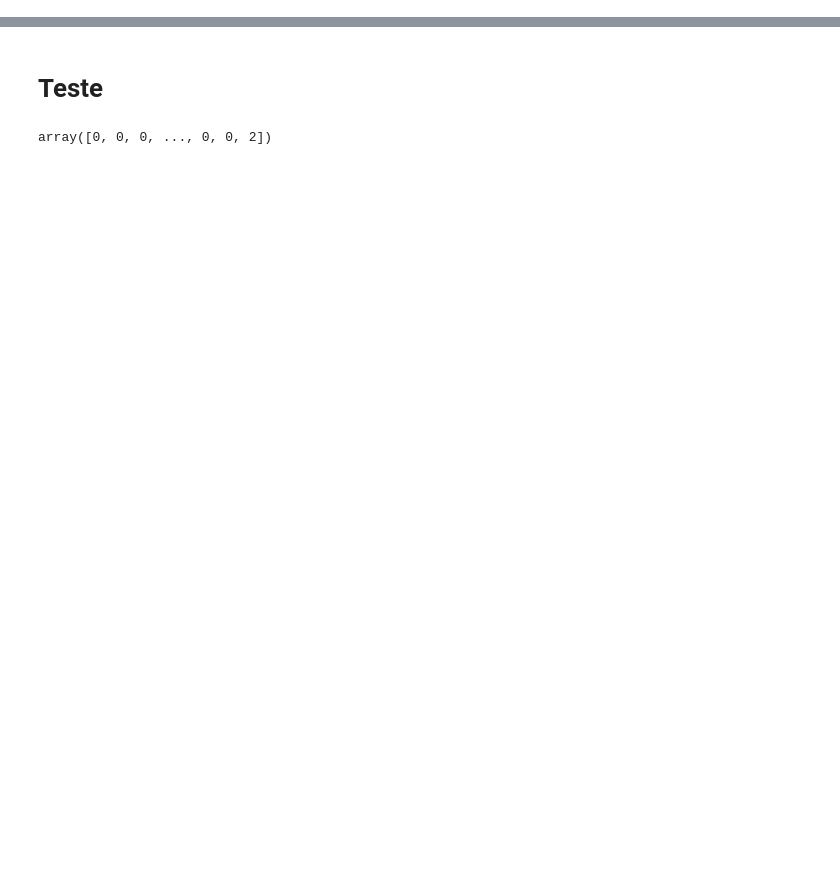
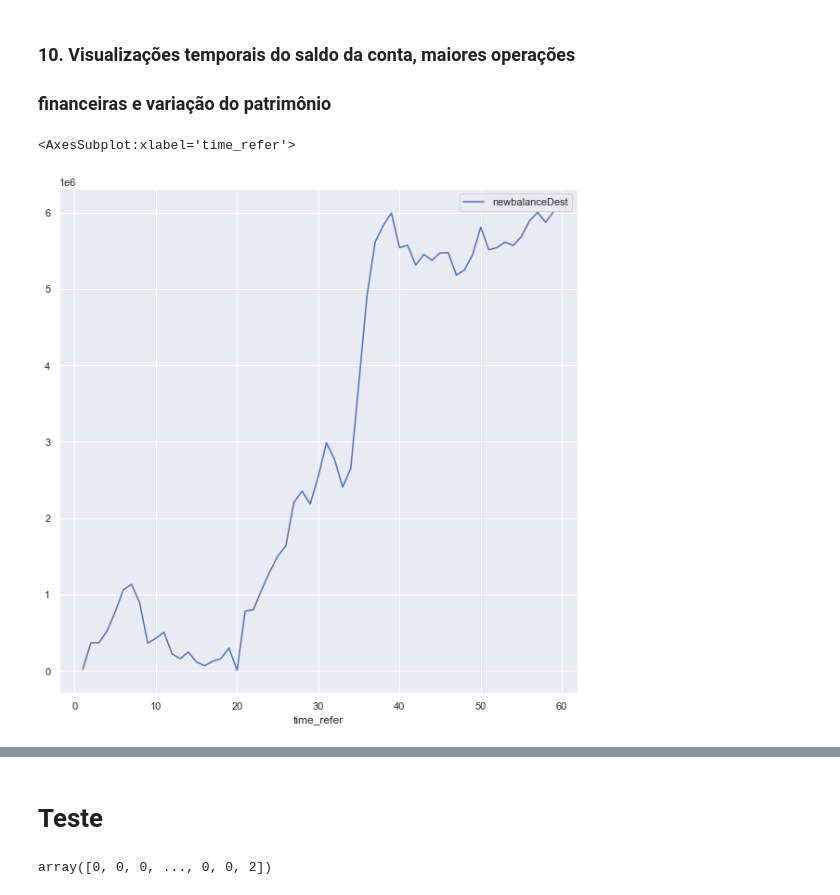
Before and after one commit to AlexandreCodes/TechneeSafra_Time5, a Jupyter notebook: BaseDados2.ipynb, the cells around one changed output, grey strips where cells are left out. Saved outputs shown, nothing was run; the diff lists cells and outputs as text; code cells hidden in the pictures; blank space fills up the shorter version.

Commit message:
Ajuste do preparação de dados e modelo

```diff
--- a/BaseDados2.ipynb
+++ b/BaseDados2.ipynb
@@ -259,0 +205,2 @@ Text(0, 0.5, 'new balance')
+# %%
+dest_counts = fin_data['nameDest'].value_counts()
@@ -259,0 +260,28 @@ Text(0, 0.5, 'new balance')
+# %%
+top_accounts = dest_counts[dest_counts>=50].index
+model_data = fin_data[fin_data['nameDest'].isin(top_accounts)]
+# %%
+# Colunas para manter no dataset
+col_keep = ['step', 'nameDest','type','amount',
+            'oldbalanceDest','newbalanceDest']
+model_data = model_data[col_keep]
+# %%
+# Separação do que é tipo de operação de entrada na conta (positivo)
+# e saída (negativo)
+in_operations =  ["TRANSFER", "PAYMENT", "CASH_OUT", "DEBIT"]
+out_operations = ["CASH_IN"]
+
+# Convertendo valores de saída para negativos,ajustando coluna de newbalanceDest
+# que contém erros, criando uma refência temporal como se cada transação fosse
+# realizada no dia seguinte, e criação da coluna da variação do valor da conta
+# após a operação.
+model_data = model_data.apply(convert_amount, axis=1)
+model_data["newbalanceDest"] = model_data["oldbalanceDest"] + model_data["amount"]
+model_data['time_refer'] = model_data.groupby("nameDest").cumcount() + 1
+model_data = old_balance_fix(model_data)
+model_data["relative_delta"] = model_data["amount"] / model_data["oldbalanceDest"]
+model
+
+# Agrupamento de operações em "IN"/OUT
+model_data.loc[model_data['type'].isin(in_operations), "type"] = "IN"
+model_data.loc[model_data['type'].isin(out_operations), "type"] = "OUT"
@@ -259,0 +310,11 @@ Text(0, 0.5, 'new balance')
+# %% [markdown]
+### 10. Visualizações temporais do saldo da conta, maiores operações
+### financeiras e variação do patrimônio
+# %%
+example_instance = model_data[model_data["nameDest"] == 'C997608398']
+example_instance.plot(x='time_refer',
+                      y="newbalanceDest",
+                      figsize=(10, 10))
+# %% [output]
+<AxesSubplot:xlabel='time_refer'>
+[figure, added]
```
Also changed, not shown: parts of 91 cells of this notebook.
